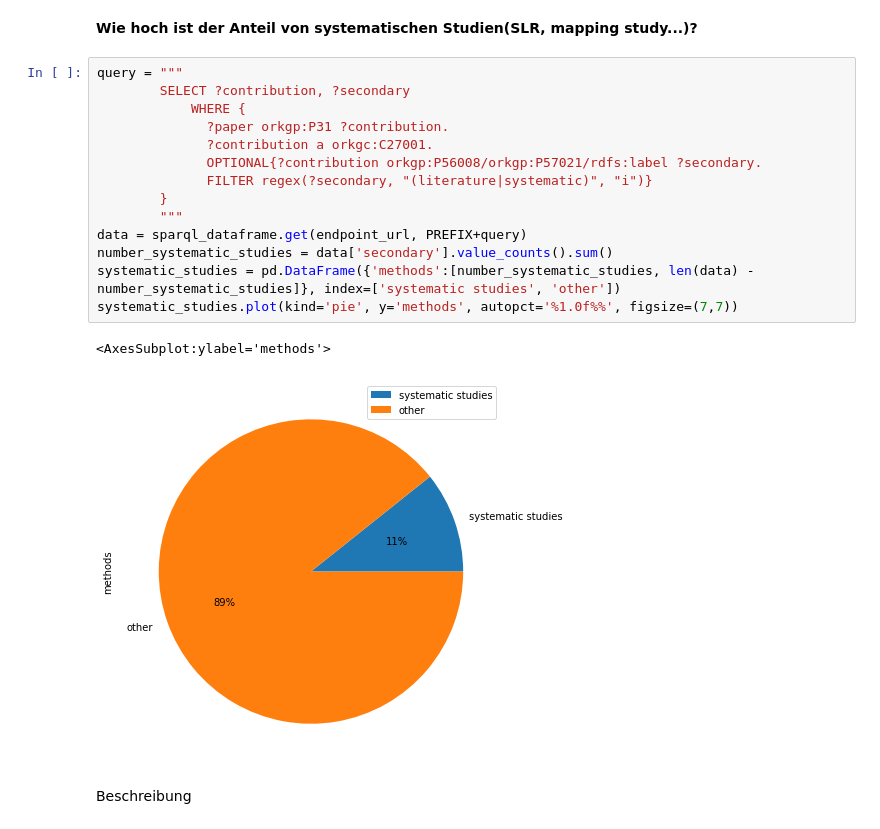
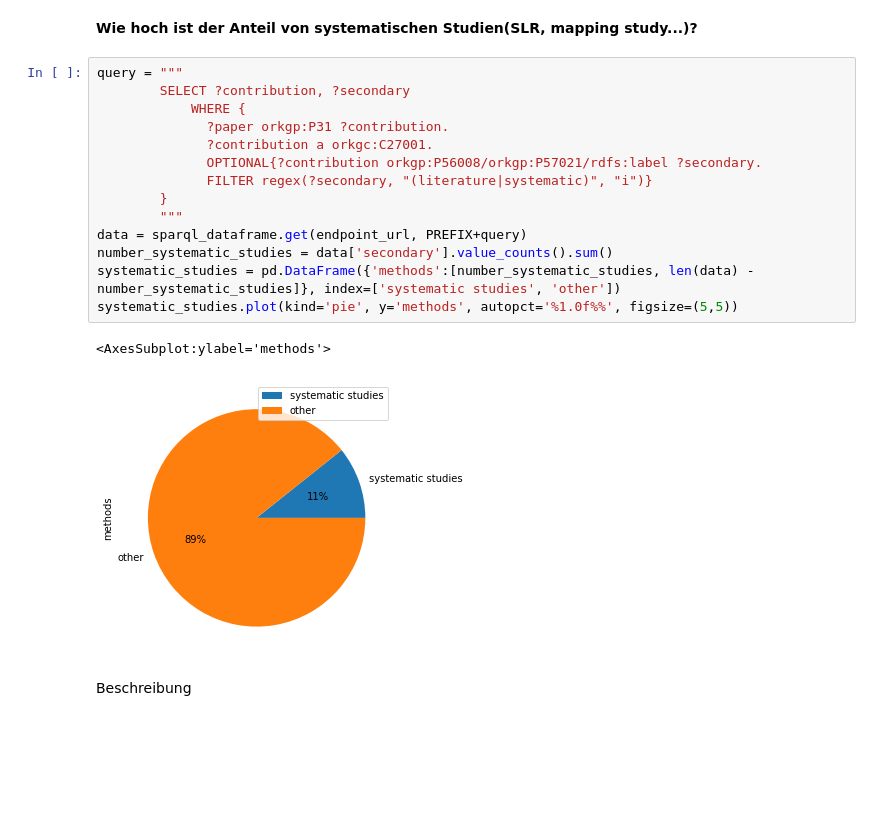
Before and after one commit to fWern/Bachelor-Thesis, a Jupyter notebook: sjoberg_roadmap_questions.ipynb, the cells around one changed output. Cells and saved outputs as stored; diff of their text form; blank space fills up the shorter version.

```diff
--- a/sjoberg_roadmap_questions.ipynb
+++ b/sjoberg_roadmap_questions.ipynb
@@ -216,20 +231,20 @@ Anhand dieses Diagramms ist erkennbar, dass nur 11% der aktuell im ORKG beschrie
 # %%
 query = """
         SELECT ?contribution, ?secondary
             WHERE {
               ?paper orkgp:P31 ?contribution.
               ?contribution a orkgc:C27001.
               OPTIONAL{?contribution orkgp:P56008/orkgp:P57021/rdfs:label ?secondary.
               FILTER regex(?secondary, "(literature|systematic)", "i")}
         }
         """
 data = sparql_dataframe.get(endpoint_url, PREFIX+query)
 number_systematic_studies = data['secondary'].value_counts().sum()
 systematic_studies = pd.DataFrame({'methods':[number_systematic_studies, len(data) - number_systematic_studies]}, index=['systematic studies', 'other'])
-systematic_studies.plot(kind='pie', y='methods', autopct='%1.0f%%', figsize=(7,7))
+systematic_studies.plot(kind='pie', y='methods', autopct='%1.0f%%', figsize=(5,5))
 # %% [output]
 <AxesSubplot:ylabel='methods'>
-[figure, old version]
+[figure, new version]
 # %% [markdown]
 Beschreibung
 # %% [markdown]
```
Also changed, not shown: parts of 17 cells of this notebook.
